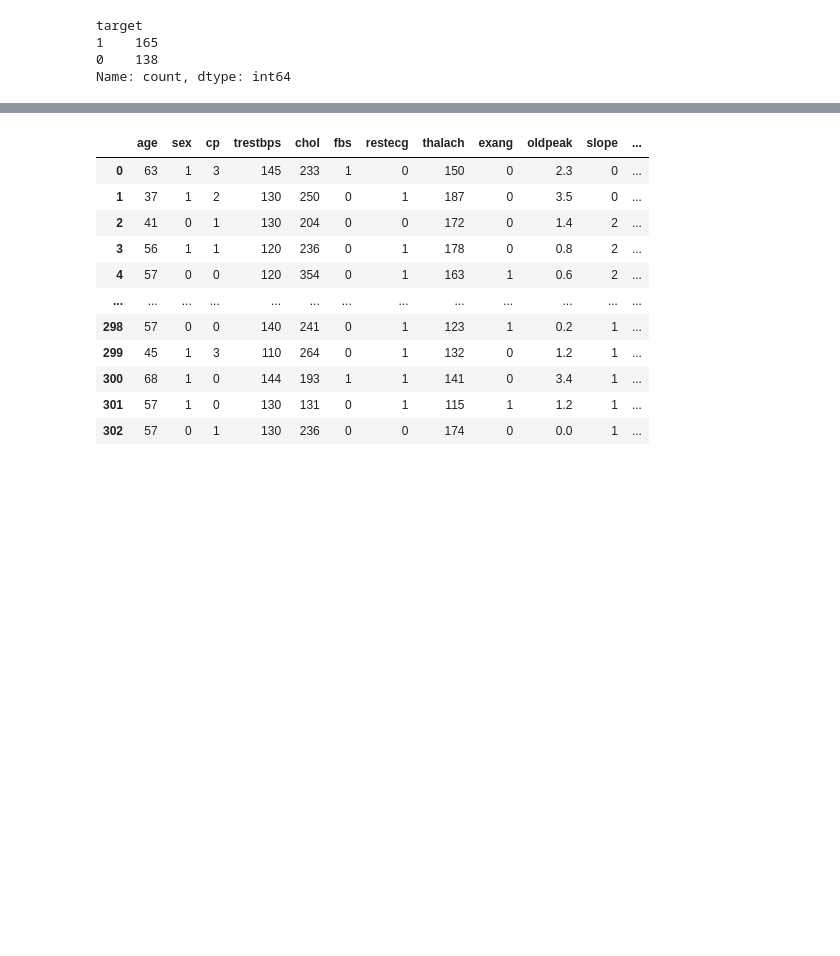
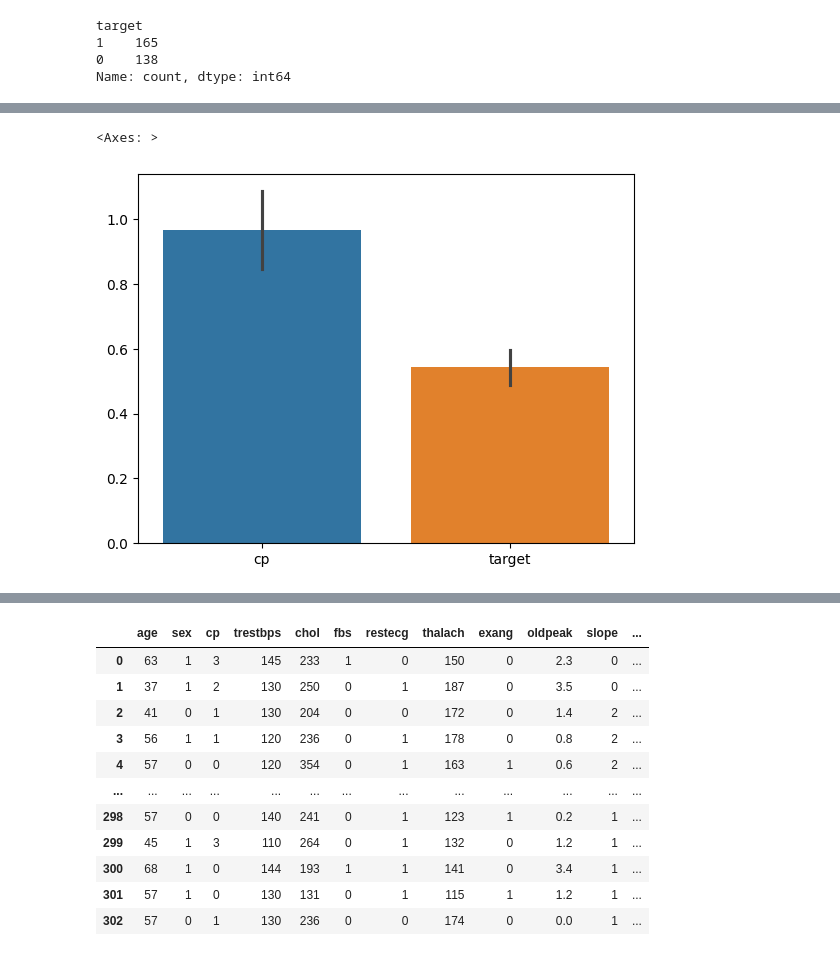
Before and after one commit to XDFrost/Heart-Disease-Prediction-Model, a Jupyter notebook: model.ipynb, the cells around one changed output, grey strips where cells are left out. Drawn from its saved outputs; the diff is of its cells as text; code cells hidden in the pictures; blank space fills up the shorter version.

```diff
--- a/model.ipynb
+++ b/model.ipynb
@@ -96,0 +183,5 @@ Name: count, dtype: int64
+# %%
+sns.barplot([df['cp'], target])
+# %% [output]
+<Axes: >
+[figure, added]
```
Also changed, not shown: parts of 104 cells of this notebook, 2 other files.
